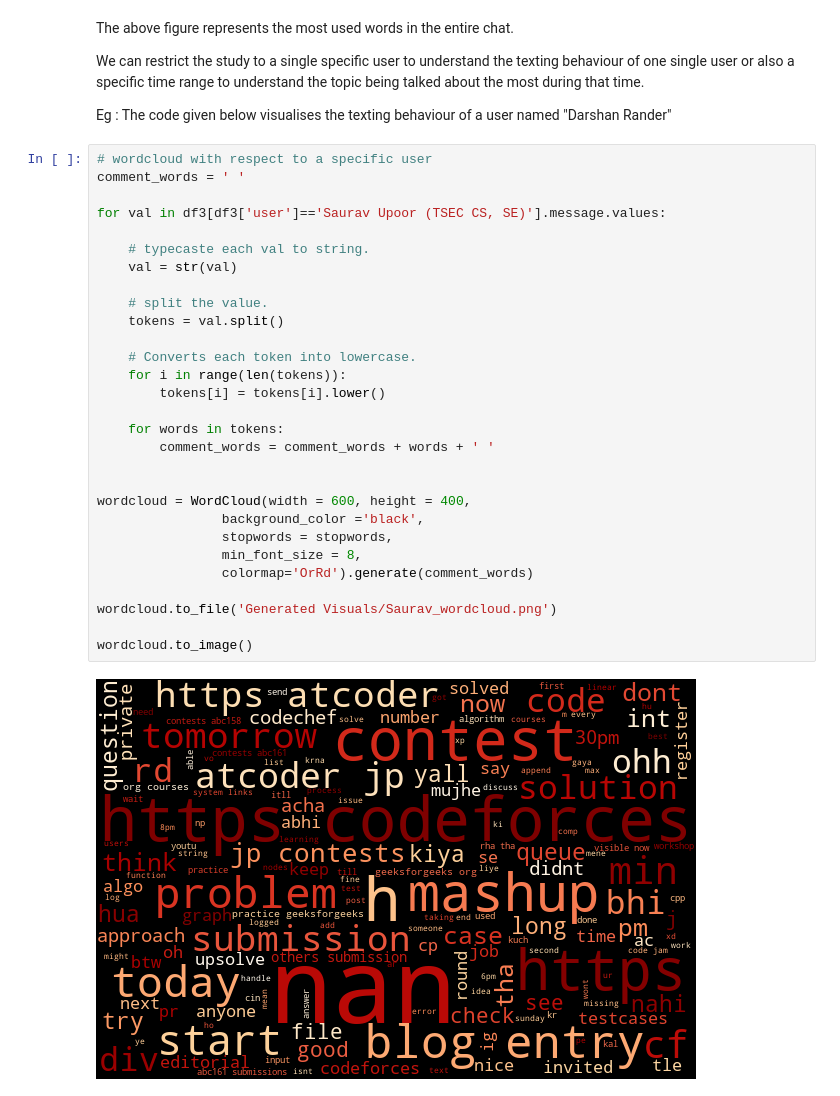
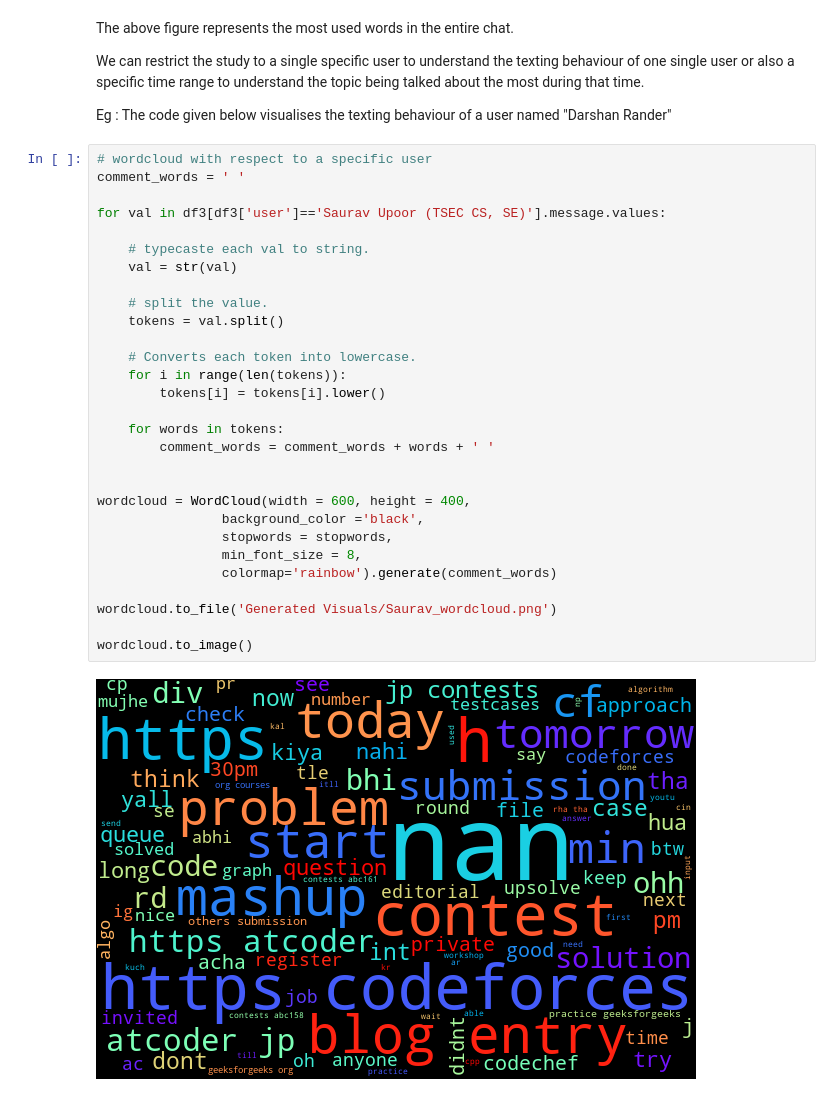
Before and after one commit to sushanth10/whatsapp-chat-analysis, a Jupyter notebook: text-analysis.ipynb, the cells around one changed output. Drawn from its saved outputs; the diff is of its cells as text.

```diff
--- a/text-analysis.ipynb
+++ b/text-analysis.ipynb
@@ -403,34 +371,34 @@ Eg : The code given below visualises the texting behaviour of a user named "Dars
 # %%
 # wordcloud with respect to a specific user
 comment_words = ' '
 
 for val in df3[df3['user']=='Saurav Upoor (TSEC CS, SE)'].message.values:
 
     # typecaste each val to string.
     val = str(val)
 
     # split the value.
     tokens = val.split()
 
     # Converts each token into lowercase.
     for i in range(len(tokens)):
         tokens[i] = tokens[i].lower()
 
     for words in tokens:
         comment_words = comment_words + words + ' '
 
 
 wordcloud = WordCloud(width = 600, height = 400,
                 background_color ='black',
                 stopwords = stopwords,
                 min_font_size = 8,
-                colormap='OrRd').generate(comment_words)
+                colormap='rainbow').generate(comment_words)
 
 wordcloud.to_file('Generated Visuals/Saurav_wordcloud.png')
 
 wordcloud.to_image()
 # %% [output]
-[figure, old version]
+[figure, new version]
 # %%
 # wordcloud with respect to a specific user
 comment_words = ' '
```
Also changed, not shown: parts of 7 cells of this notebook, 3 other files.
